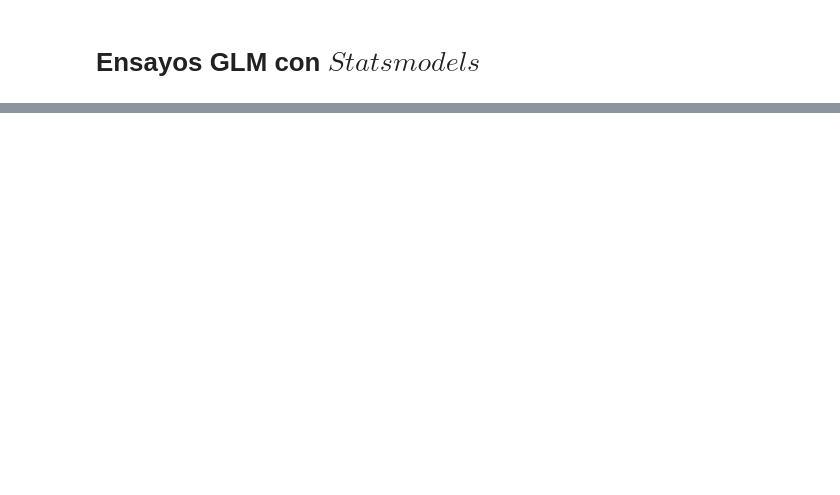
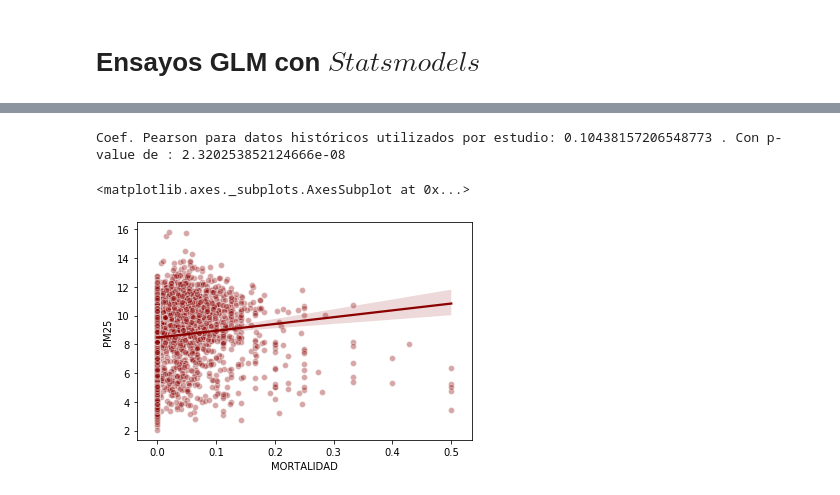
Before and after one commit to mdominguezd/ProyectoLaboratorioPM2.5yCOVID, a Jupyter notebook: MiCOVID-19.ipynb, the cells around one changed output, grey strips where cells are left out. Saved outputs shown, nothing was run; the diff lists cells and outputs as text; code cells hidden in the pictures; blank space fills up the shorter version.

```diff
--- a/MiCOVID-19.ipynb
+++ b/MiCOVID-19.ipynb
@@ -529,0 +544,3 @@ Generalized Linear Model Regression Results
+# %%
+FIPS = pd.read_csv('county_fips_master.csv', encoding = 'ISO-8859-1').iloc[:,:2]
+FIPS.head()
@@ -529,0 +554,3 @@ Generalized Linear Model Regression Results
+# %%
+DF = pd.merge(FIPS, PM, left_on = 'fips', right_on = 'fips')
+DF
@@ -529,0 +571,5 @@ Generalized Linear Model Regression Results
+# %%
+PM25perCountyHistoric = DF.apply(lambda df : pd.Series({'FIPS':df['fips'],'Condado' : df['county_name'][:-7],'PM25' : df['pm25']}), axis = 1).groupby(['FIPS','Condado']).mean()
+# %%
+PM25Historico = PM25perCountyHistoric.reset_index()
+PM25Historico
@@ -529,0 +590,10 @@ Generalized Linear Model Regression Results
+# %%
+DFPMHistoricoMortalidad = pd.merge(COV, PM25Historico, left_on = 'FIPS', right_on = 'FIPS').drop(['CASOS','MUERTES','FIPS','Condado_y'],axis=1).set_index(['Estado','Condado_x']).dropna()
+R,Pv = scipy.stats.pearsonr(DFPMHistoricoMortalidad['MORTALIDAD'][DFPMHistoricoMortalidad.MORTALIDAD<1],DFPMHistoricoMortalidad['PM25'][DFPMHistoricoMortalidad.MORTALIDAD<1])
+print('Coef. Pearson para datos históricos utilizados por estudio:', R,'. Con p-value de :',Pv)
+sns.regplot(DFPMHistoricoMortalidad['MORTALIDAD'][DFPMHistoricoMortalidad.MORTALIDAD<1],DFPMHistoricoMortalidad['PM25'][DFPMHistoricoMortalidad.MORTALIDAD<1],color='darkred',scatter_kws=dict(alpha=0.35,edgecolor='white')
+            ,ci=90)
+# %% [output]
+Coef. Pearson para datos históricos utilizados por estudio: 0.10438157206548773 . Con p-value de : 2.320253852124666e-08
+<matplotlib.axes._subplots.AxesSubplot at 0x...>
+[figure, added]
```
Also changed, not shown: parts of 22 cells of this notebook, 22 other files.
